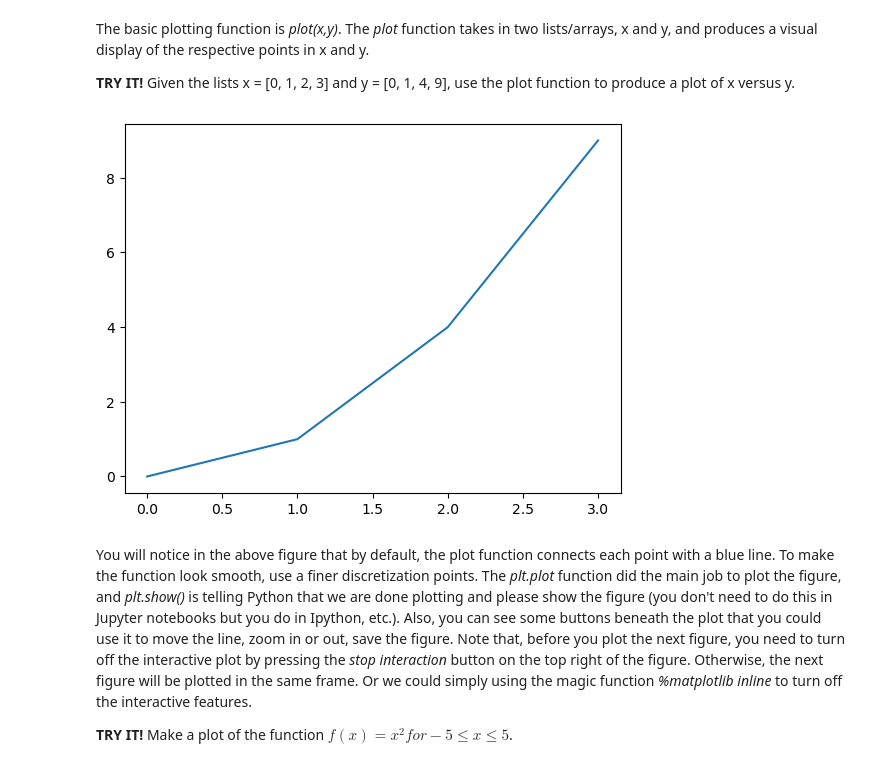
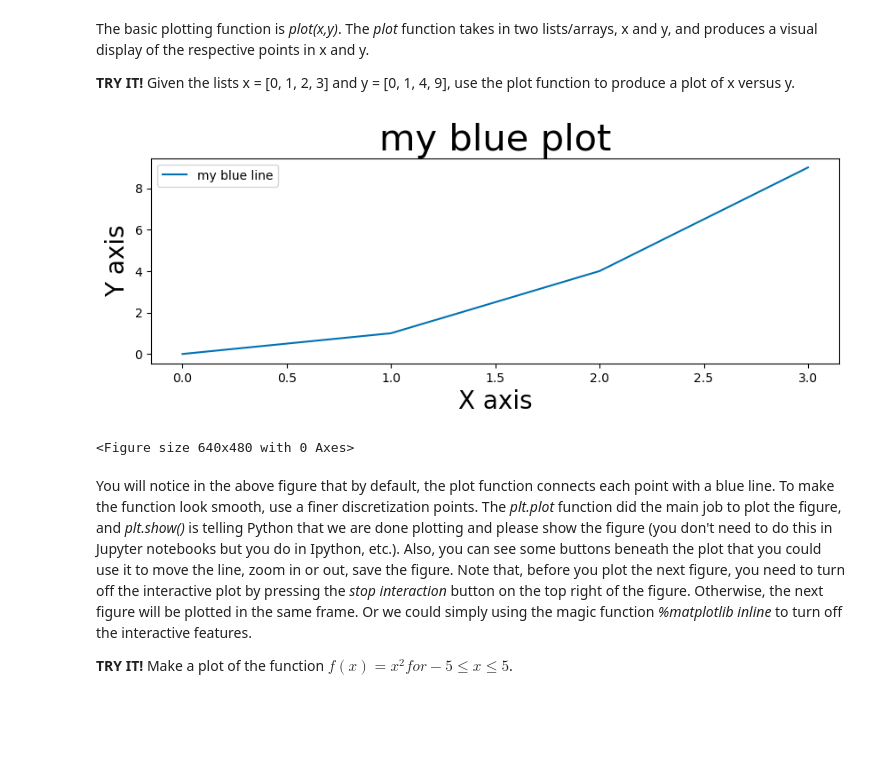
Before and after one commit to mbrowncodes/phz3150, a Jupyter notebook: lectures/phz3150lectures-main/Week 5 Lecture Files/Week 5.ipynb, the cells around one changed output. Saved outputs shown, nothing was run; the diff lists cells and outputs as text; code cells hidden in the pictures; blank space fills up the shorter version.

Commit message:
Homework 4
Worked on Homework 4, edited my log file and moved it into my hw4 folder, added my zipped .ipynb file from juypter hub into my handin folder for PHZ3150

```diff
--- a/lectures/phz3150lectures-main/Week 5 Lecture Files/Week 5.ipynb
+++ b/lectures/phz3150lectures-main/Week 5 Lecture Files/Week 5.ipynb
@@ -26,10 +26,17 @@ The basic plotting function is *plot(x,y)*. The *plot* function takes in two lis
 # %%
 x = [0, 1, 2, 3]
 y = [0, 1, 4, 9]
-plt.plot(x, y)
+plt.figure(figsize=(10,3))
+plt.xlabel("X axis", fontsize = 20)
+plt.ylabel("Y axis", fontsize = 20)
+plt.plot(x, y,label = "my blue line")  #need list/array for both x and y coordinates
+plt.title("my blue plot", fontsize = 30)
+plt.legend()
 plt.show()
+plt.savefig("myblueplot.png") #will save sepereate .png file in folder
 # %% [output]
-[figure, old version]
+[figure, new version]
+<Figure size 640x480 with 0 Axes>
 # %% [markdown]
 You will notice in the above figure that by default, the plot function connects each point with a blue line. To make the function look smooth, use a finer discretization points. The *plt.plot* function did the main job to plot the figure, and *plt.show()* is telling Python that we are done plotting and please show the figure (you don't need to do this in Jupyter notebooks but you do in Ipython, etc.). Also, you can see some buttons beneath the plot that you could use it to move the line, zoom in or out, save the figure. Note that, before you plot the next figure, you need to turn off the interactive plot by pressing the *stop interaction* button on the top right of the figure. Otherwise, the next figure will be plotted in the same frame. Or we could simply using the magic function *%matplotlib inline* to turn off the interactive features.
 
```
Also changed, not shown: parts of 25 cells of this notebook, 13 other files.
